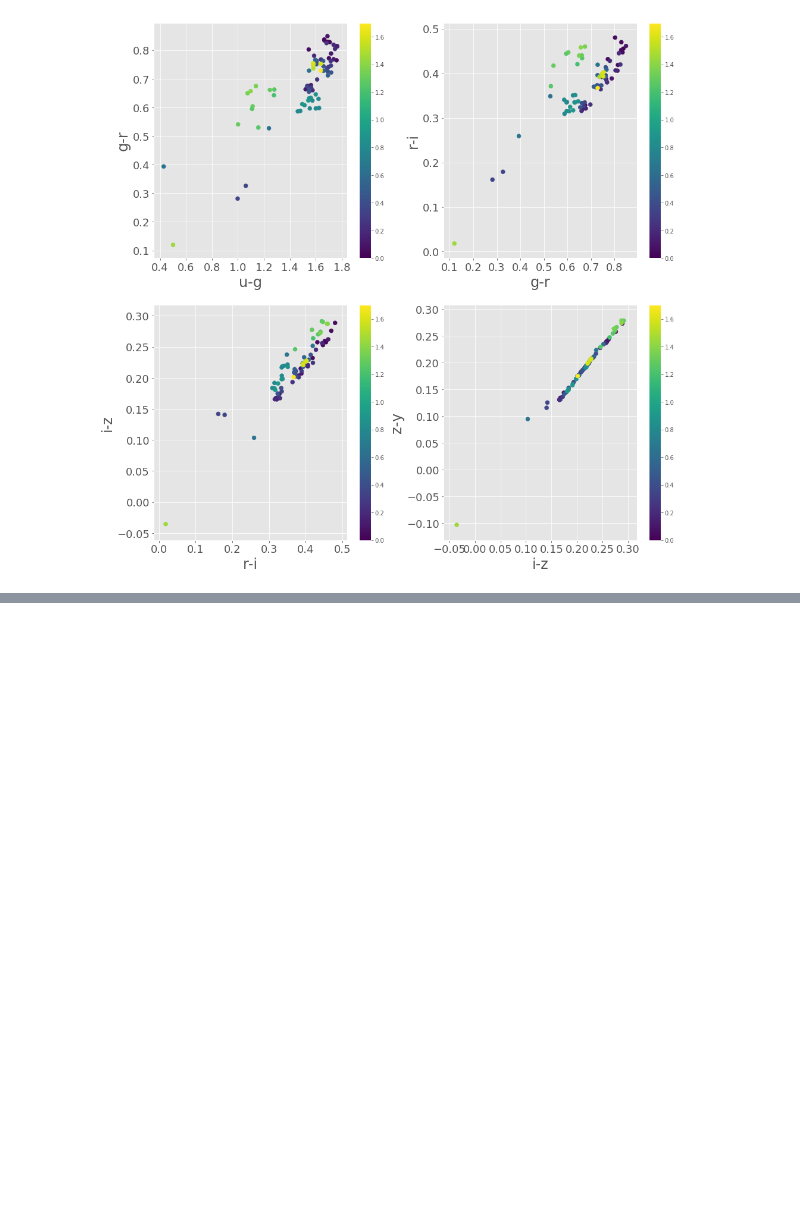
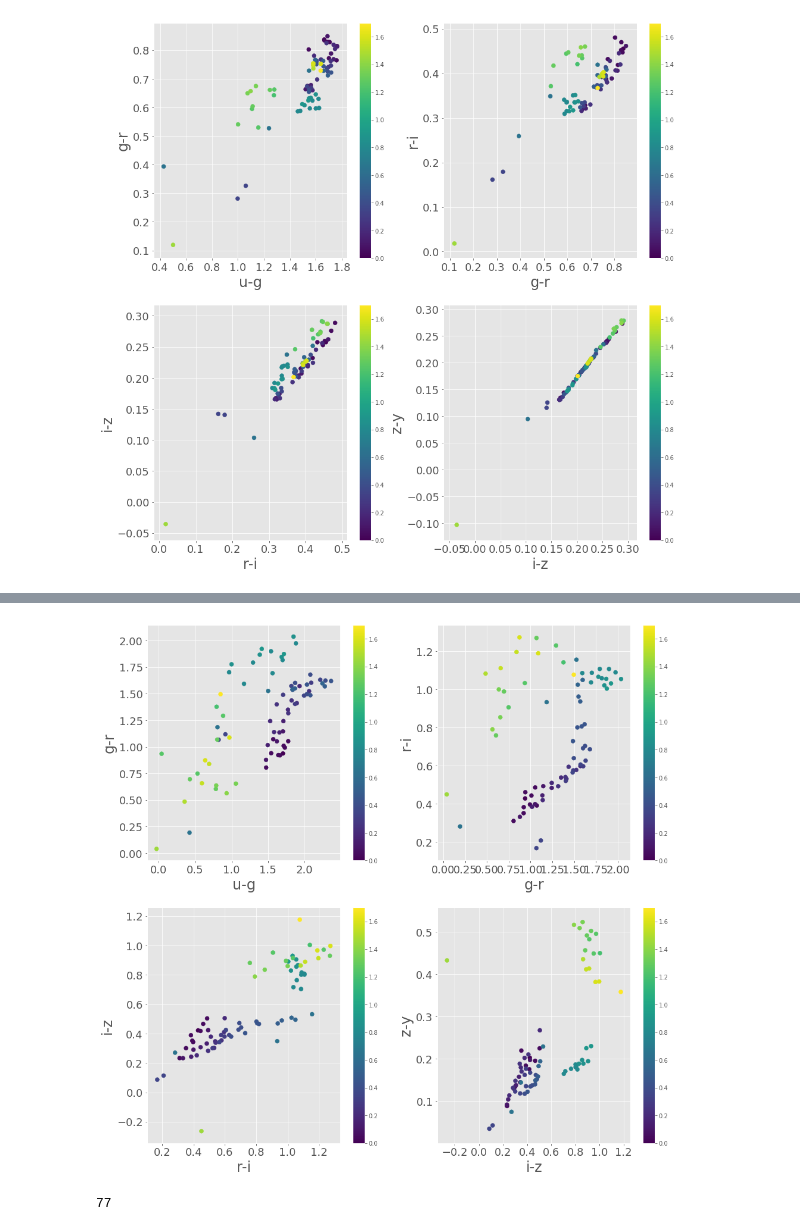
Before and after one commit to jbkalmbach/old_pam, a Jupyter notebook: examples/find_rest_frame_colors.ipynb, the cells around one changed output, grey strips where cells are left out. Drawn from its saved outputs; the diff is of its cells as text; code cells hidden in the pictures; blank space fills up the shorter version.

```diff
--- a/examples/find_rest_frame_colors.ipynb
+++ b/examples/find_rest_frame_colors.ipynb
@@ -256,0 +388,12 @@ for i in range(4):
+# %%
+fig = plt.figure(figsize=(16,16))
+for i in range(4):
+    fig.add_subplot(2,2,i+1)
+    plt.scatter(cluster_centers_full[keep,i], cluster_centers_full[keep,i+1], c=cl_z_full[keep], s=48)
+    plt.colorbar()
+    plt.xlabel(colors[i], size=24)
+    plt.ylabel(colors[i+1], size=24)
+    plt.xticks(size=18)
+    plt.yticks(size=18)
+# %% [output]
+[figure, added]
@@ -256,0 +419,4 @@ for i in range(4):
+# %%
+len(sim_cat_df)
+# %% [output]
+77
```
Also changed, not shown: parts of 47 cells of this notebook, 4 other files.
